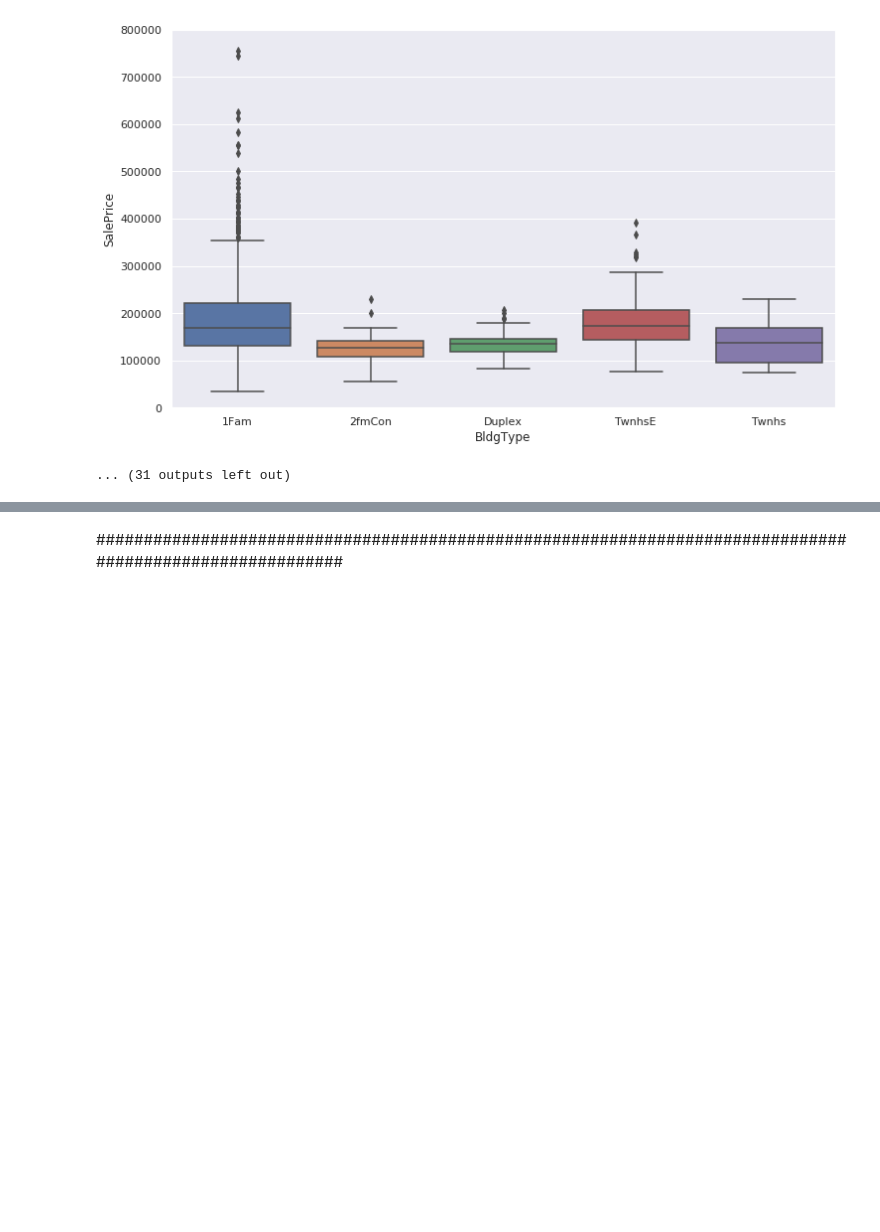
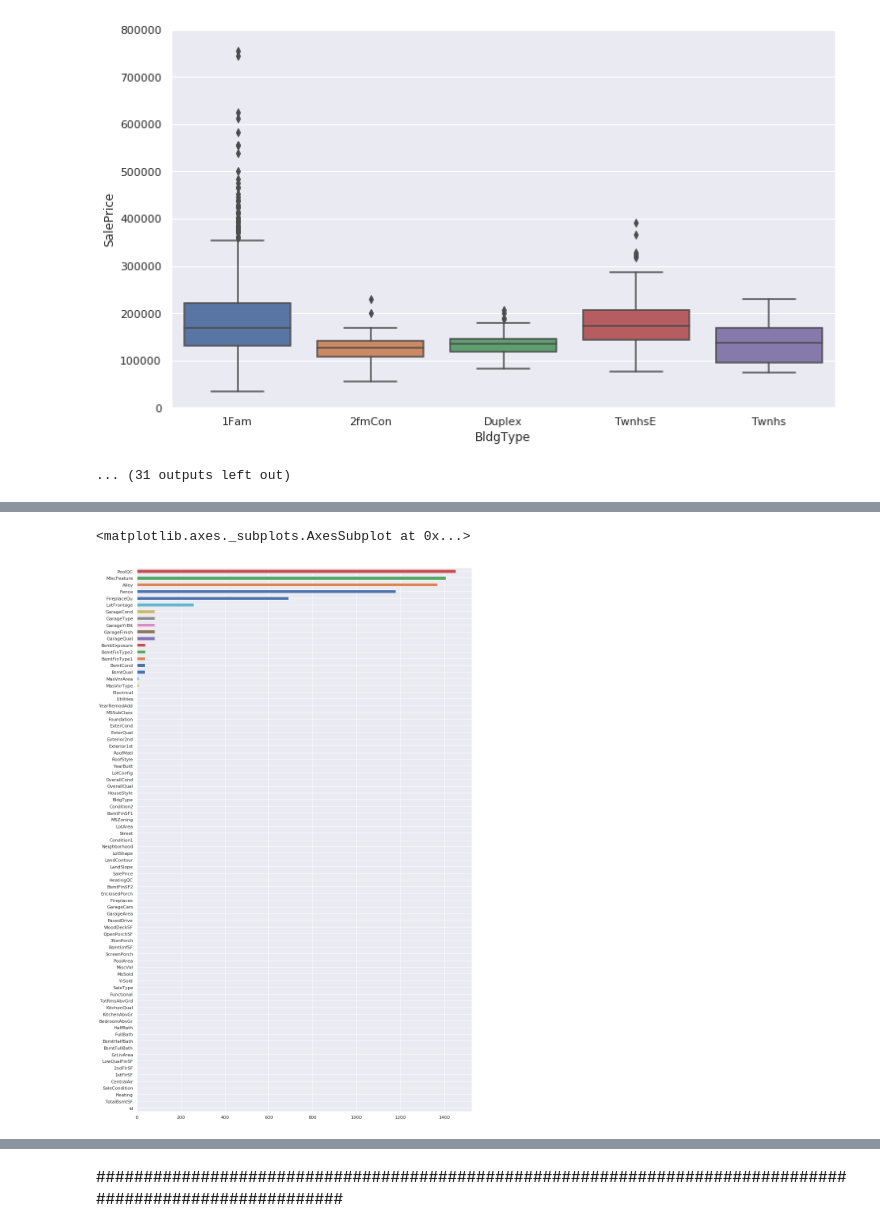
Before and after one commit to kristopher-smith/Viz-Final-Project, a Jupyter notebook: Predicting-Housing-Price.ipynb, the cells around one changed output, grey strips where cells are left out. Drawn from its saved outputs; the diff is of its cells as text; code cells hidden in the pictures; blank space fills up the shorter version.

```diff
--- a/Predicting-Housing-Price.ipynb
+++ b/Predicting-Housing-Price.ipynb
@@ -407,0 +414,7 @@ pair_plot(df_train, 'SalePrice', dtype='cat')
+# %%
+## Reset global plot size
+sns.set(rc={'figure.figsize':(15, 25)})
+df_train.isna().sum().sort_values(ascending=True).plot('barh')
+# %% [output]
+<matplotlib.axes._subplots.AxesSubplot at 0x...>
+[figure, added]
```
Also changed, not shown: parts of 11 cells of this notebook.
